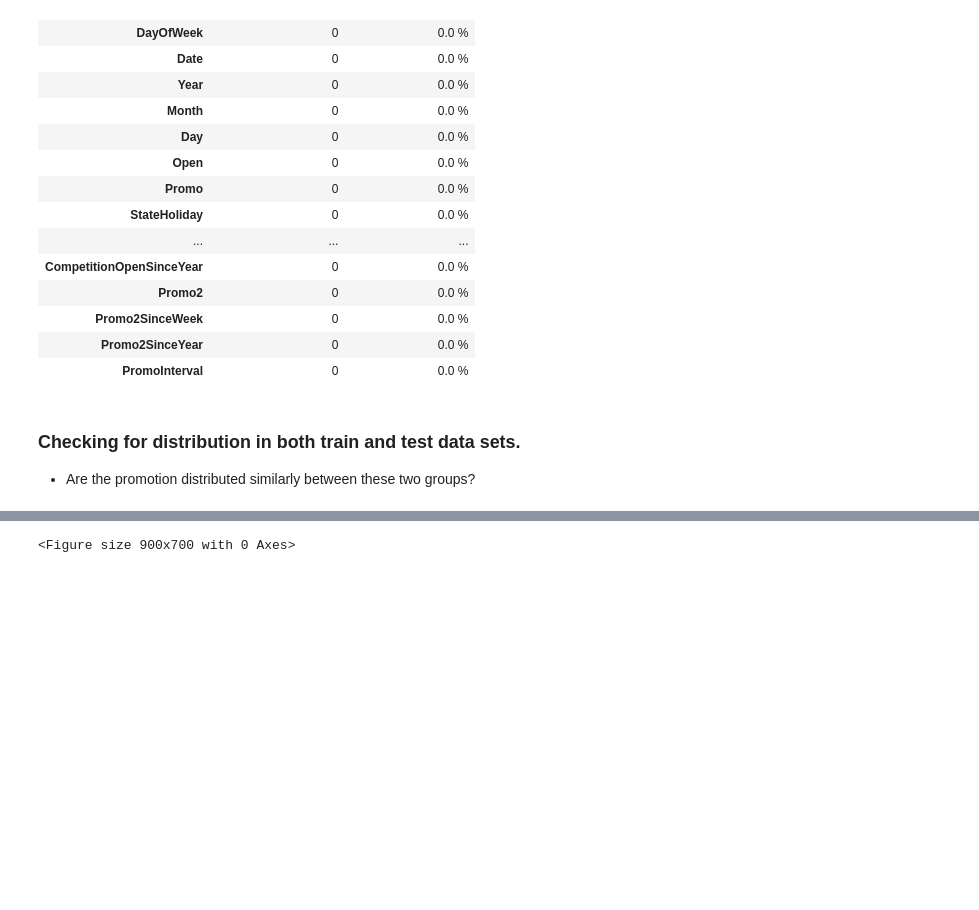
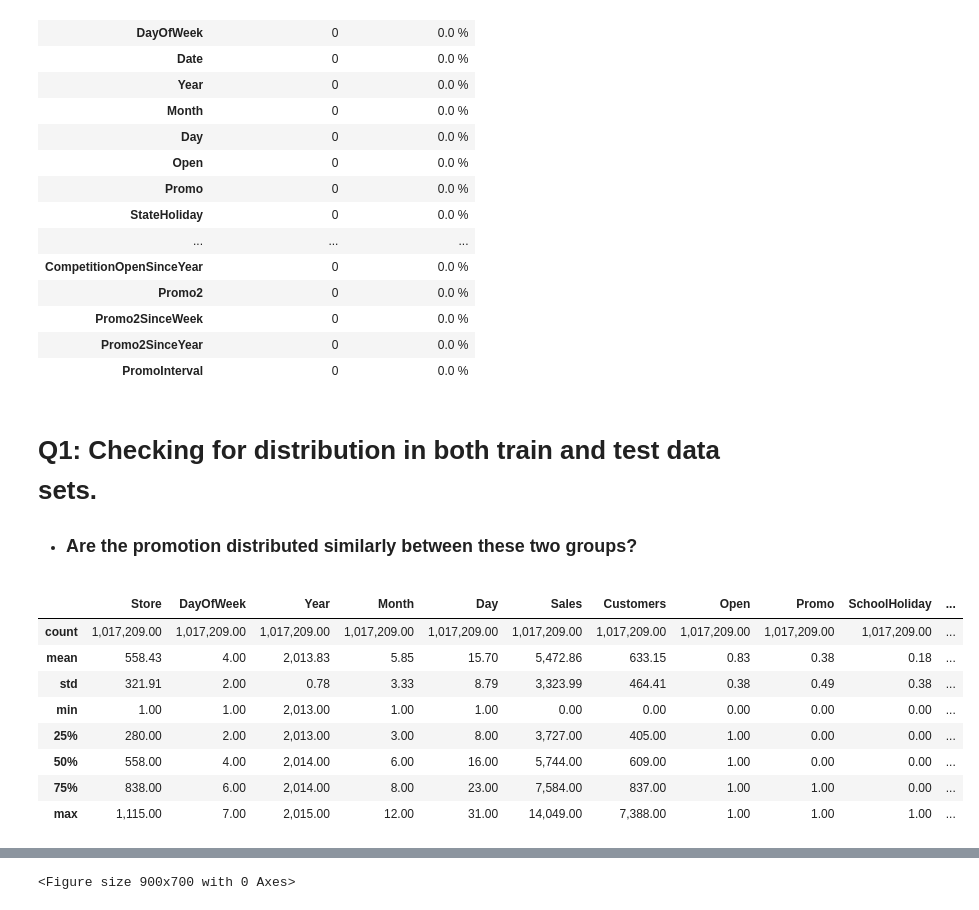
Before and after one commit to nahomHmichael/Rossman-Pharmaceutical-Sales-Pridiction, a Jupyter notebook: notebooks/data_exploration.ipynb, the cells around one changed output, grey strips where cells are left out. Saved outputs shown, nothing was run; the diff lists cells and outputs as text; code cells hidden in the pictures; blank space fills up the shorter version.

```diff
--- a/notebooks/data_exploration.ipynb
+++ b/notebooks/data_exploration.ipynb
@@ -69,5 +71,18 @@ test_info.get_column_based_missing_percentage()
 | Promo2SinceYear | 0 | 0.0 % |
 | PromoInterval | 0 | 0.0 % |
 # %% [markdown]
-### Checking for distribution in both train and test data sets.
-* Are the promotion distributed similarly between these two groups?
+# Q1: Checking for distribution in both train and test data sets.
+* ### Are the promotion distributed similarly between these two groups?
+# %%
+pd.options.display.float_format = "{:,.2f}".format
+train_data.describe()
+# %% [output]
+|  | Store | DayOfWeek | Year | Month | Day | Sales | Customers | Open | Promo | SchoolHoliday | ... |
+| count | 1,017,209.00 | 1,017,209.00 | 1,017,209.00 | 1,017,209.00 | 1,017,209.00 | 1,017,209.00 | 1,017,209.00 | 1,017,209.00 | 1,017,209.00 | 1,017,209.00 | ... |
+| mean | 558.43 | 4.00 | 2,013.83 | 5.85 | 15.70 | 5,472.86 | 633.15 | 0.83 | 0.38 | 0.18 | ... |
+| std | 321.91 | 2.00 | 0.78 | 3.33 | 8.79 | 3,323.99 | 464.41 | 0.38 | 0.49 | 0.38 | ... |
+| min | 1.00 | 1.00 | 2,013.00 | 1.00 | 1.00 | 0.00 | 0.00 | 0.00 | 0.00 | 0.00 | ... |
+| 25% | 280.00 | 2.00 | 2,013.00 | 3.00 | 8.00 | 3,727.00 | 405.00 | 1.00 | 0.00 | 0.00 | ... |
+| 50% | 558.00 | 4.00 | 2,014.00 | 6.00 | 16.00 | 5,744.00 | 609.00 | 1.00 | 0.00 | 0.00 | ... |
+| 75% | 838.00 | 6.00 | 2,014.00 | 8.00 | 23.00 | 7,584.00 | 837.00 | 1.00 | 1.00 | 0.00 | ... |
+| max | 1,115.00 | 7.00 | 2,015.00 | 12.00 | 31.00 | 14,049.00 | 7,388.00 | 1.00 | 1.00 | 1.00 | ... |
```
Also changed, not shown: parts of 18 cells of this notebook, 2 other files.
